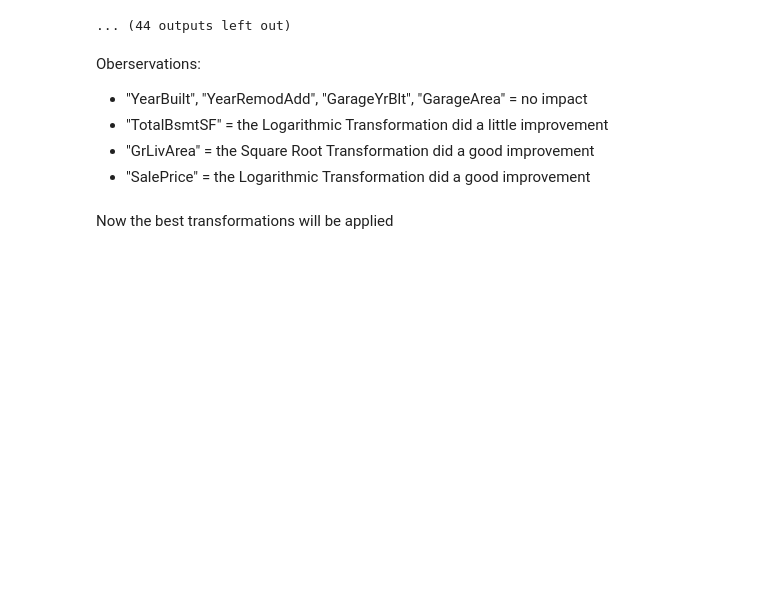
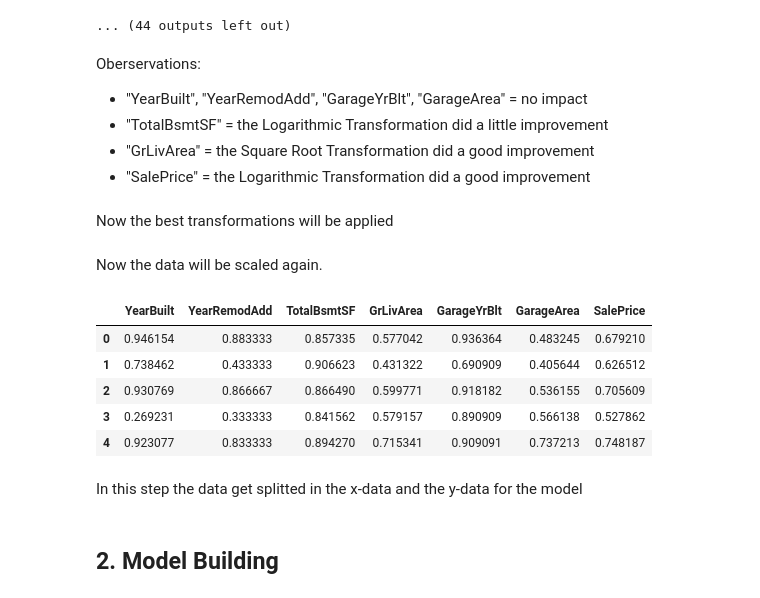
Before and after one commit to kiesel24/House-pricing-prediction-for-Ames-Iowa-USA-with-Machine-Learning, a Jupyter notebook: House pricing prediction for Ames (Iowa, USA) with Machine Learning.ipynb, the cells around one changed output. Saved outputs shown, nothing was run; the diff lists cells and outputs as text; code cells hidden in the pictures; blank space fills up the shorter version.

```diff
--- a/House pricing prediction for Ames (Iowa, USA) with Machine Learning.ipynb
+++ b/House pricing prediction for Ames (Iowa, USA) with Machine Learning.ipynb
@@ -584,7 +600,32 @@ def transformation(df):
     trans = {"log": ["SalePrice", "TotalBsmtSF"], "sqrt": ["GrLivArea"]}
     for i in df:
         if i in trans["log"]:
+            count = -1
             for j in df[i]:
+                count += 1
                 if j != 0:
-
-            df[i] =
+                    df[i][count] = np.log(j)
+        elif i in trans["sqrt"]:
+            df[i] = np.sqrt(df[i])
+    return df
+# %%
+df6 = transformation(df5)
+# %% [markdown]
+Now the data will be scaled again.
+# %%
+scaler = MinMaxScaler()
+scaler.fit(df6)
+df7 = pd.DataFrame(scaler.transform(df6))
+# %%
+df7 = rename_df(df7, column_names)
+# %%
+df7.head()
+# %% [output]
+|  | YearBuilt | YearRemodAdd | TotalBsmtSF | GrLivArea | GarageYrBlt | GarageArea | SalePrice |
+| 0 | 0.946154 | 0.883333 | 0.857335 | 0.577042 | 0.936364 | 0.483245 | 0.679210 |
+| 1 | 0.738462 | 0.433333 | 0.906623 | 0.431322 | 0.690909 | 0.405644 | 0.626512 |
+| 2 | 0.930769 | 0.866667 | 0.866490 | 0.599771 | 0.918182 | 0.536155 | 0.705609 |
+| 3 | 0.269231 | 0.333333 | 0.841562 | 0.579157 | 0.890909 | 0.566138 | 0.527862 |
+| 4 | 0.923077 | 0.833333 | 0.894270 | 0.715341 | 0.909091 | 0.737213 | 0.748187 |
+# %% [markdown]
+In this step the data get splitted in the x-data and the y-data for the model
@@ -590,0 +638,2 @@ def transformation(df):
+# %% [markdown]
+## 2. Model Building
```
Also changed, not shown: parts of 41 cells of this notebook.
